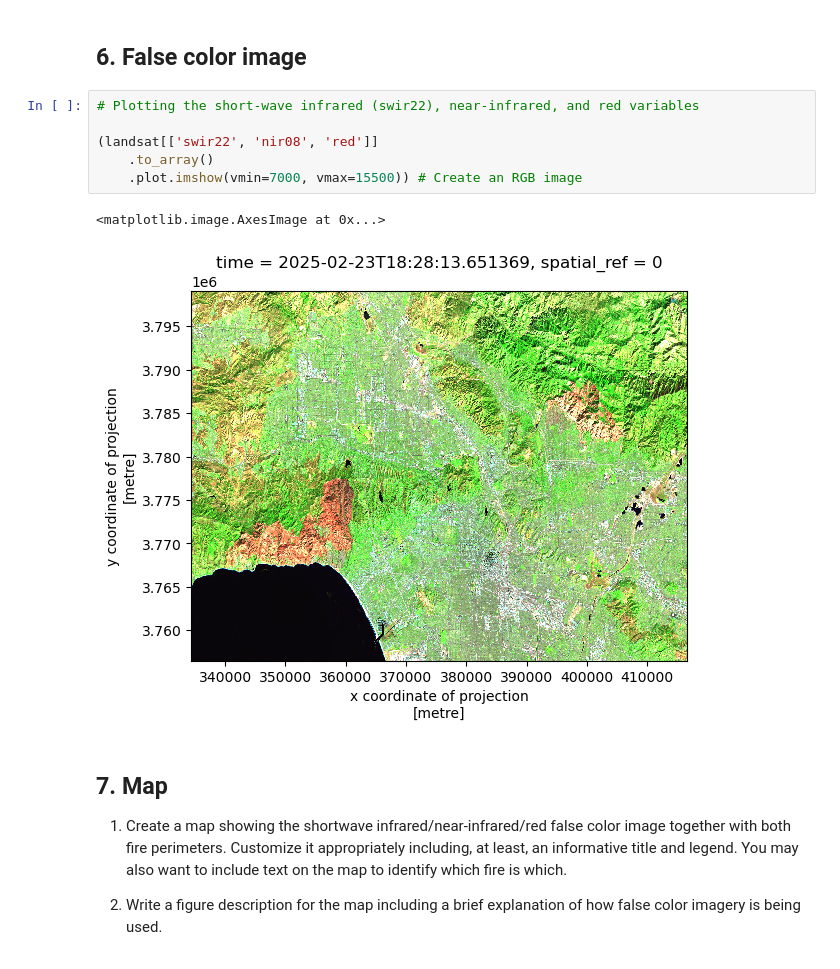
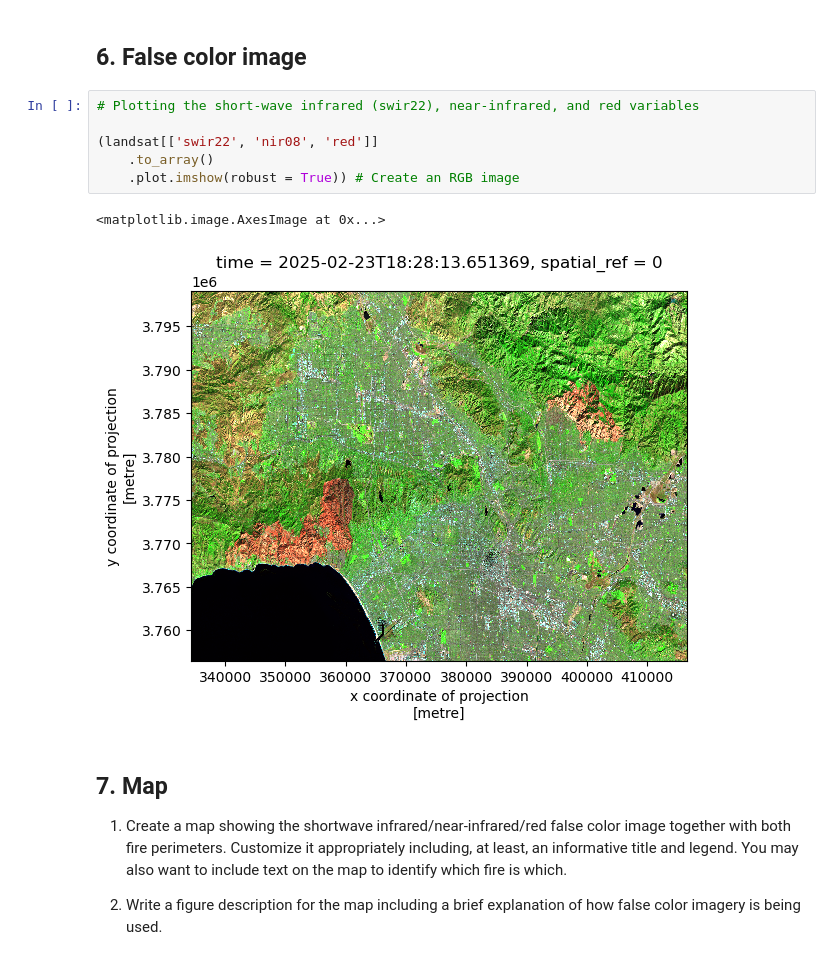
Before and after one commit to meganhessel/eds220-hwk4, a Jupyter notebook: hwk4-task2-false-color-YOURLASTNAME.ipynb, the cells around one changed output. Drawn from its saved outputs; the diff is of its cells as text.

```diff
--- a/hwk4-task2-false-color-YOURLASTNAME.ipynb
+++ b/hwk4-task2-false-color-YOURLASTNAME.ipynb
@@ -200,12 +201,12 @@ blah blah blah blah
 # %%
 # Plotting the short-wave infrared (swir22), near-infrared, and red variables
 
 (landsat[['swir22', 'nir08', 'red']]
     .to_array()
-    .plot.imshow(vmin=7000, vmax=15500)) # Create an RGB image
+    .plot.imshow(robust = True)) # Create an RGB image
 # %% [output]
 <matplotlib.image.AxesImage at 0x...>
-[figure, old version]
+[figure, new version]
 # %% [markdown]
 ## 7. Map
 
```
Also changed, not shown: parts of 8 cells of this notebook.
